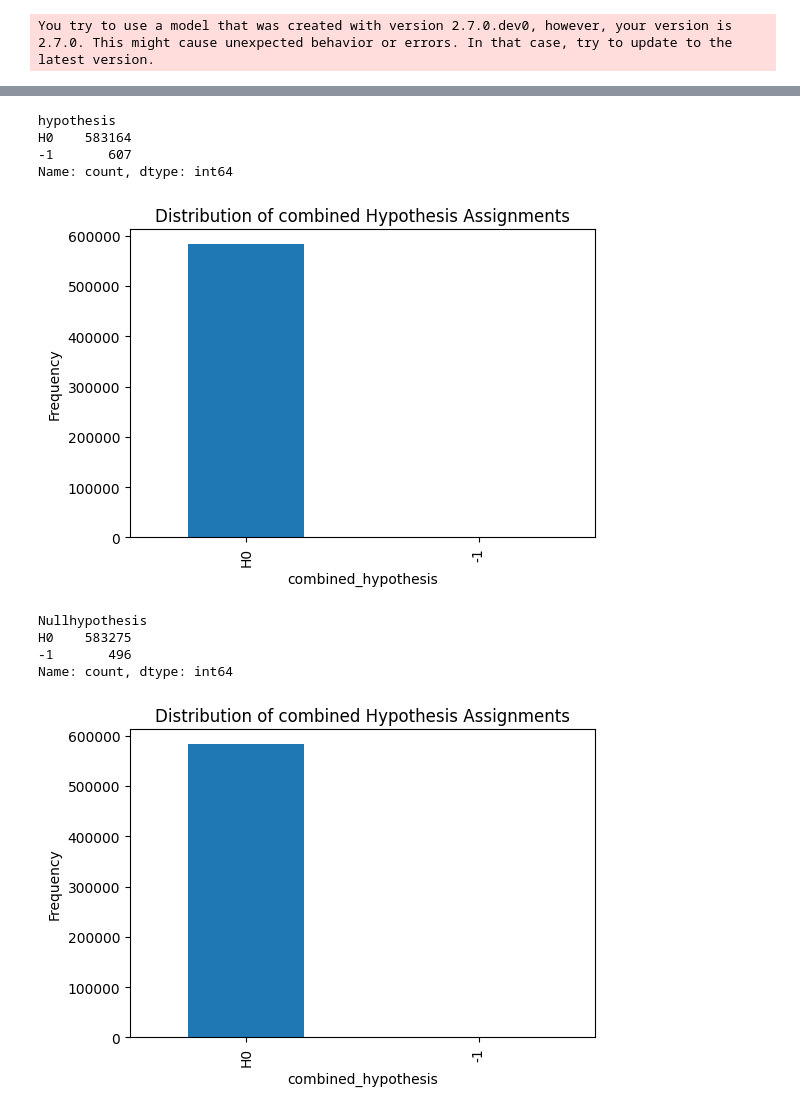
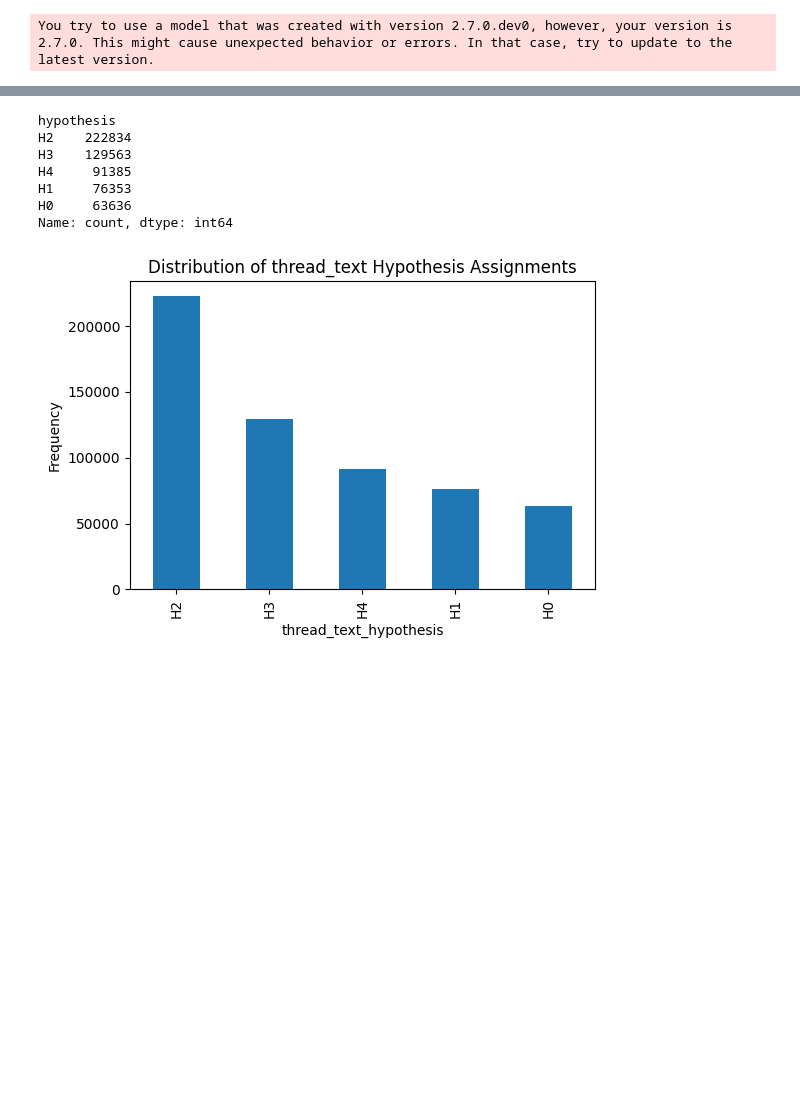
Before and after one commit to fahadchauhan/Public-Sentiment-and-Spatial-Distribution-of-Security-Cameras, a Jupyter notebook: reddit/Aspect_creation-reddit.ipynb, the cells around one changed output, grey strips where cells are left out. Saved outputs shown, nothing was run; the diff lists cells and outputs as text; code cells hidden in the pictures; blank space fills up the shorter version.

Commit message:
used empath and also for assigning aspects

```diff
--- a/reddit/Aspect_creation-reddit.ipynb
+++ b/reddit/Aspect_creation-reddit.ipynb
@@ -309,0 +104,31 @@ df.to_csv('C:/Users/fahad/OneDrive - Oulun yliopisto/Documents/reddit/Data/reddi
+# %%
+# Calculate empath embeddings for the dataset
+empath_embeddings = []
+tqdm.pandas(desc="Processing Empath Embeddings")
+for empath_embedding in df['thread_text_processed'].progress_apply(lambda x: get_empath_categories(x)):
+    empath_embeddings.append(empath_embedding)
+
+# Save the empath embeddings to a file
+with open(f'C:/Users/fahad/OneDrive - Oulun yliopisto/Documents/reddit/models/{column}-empath_embeddings.pkl', 'wb') as f:
+    pickle.dump(empath_embeddings, f)
+# %%
+# Load saved embeddings
+hypothesis_empath_embeddings = torch.load(f'C:/Users/fahad/OneDrive - Oulun yliopisto/Documents/reddit/models/hypothesis_empath_embeddings.pkl')
+
+empath_embeddings = torch.load(f'C:/Users/fahad/OneDrive - Oulun yliopisto/Documents/reddit/models/{column}-empath_embeddings.pkl')
+# %%
+# Function to assign hypothesis based on both text and empath embeddings
+def assign_hypothesis(text_embedding, empath_embedding, margin=0.03):
+    text_similarities = cosine_similarity([text_embedding], hypothesis_embeddings).flatten()
+    sorted_similarities = np.sort(text_similarities)[::-1]
+
+    if sorted_similarities[0] - sorted_similarities[1] <= margin:
+        empath_similarities = cosine_similarity([empath_embedding], hypothesis_empath_embeddings).flatten()
+        combined_similarities = (text_similarities + empath_similarities) / 2
+        return np.argmax(combined_similarities)
+    return np.argmax(text_similarities)
+# %%
+# Assign hypotheses
+tqdm.pandas(desc="Assigning Hypotheses")
+hypothesis_labels = {i: f'H{i}' for i in range(len(hypotheses))}
+df['hypothesis'] = [hypothesis_labels[assign_hypothesis(embeddings[i], empath_embeddings[i])] for i in tqdm(range(len(embeddings)))]
@@ -310,27 +151,17 @@ df.to_csv('C:/Users/fahad/OneDrive - Oulun yliopisto/Documents/reddit/Data/reddi
 # %%
 # Optional: Display a histogram of the assigned hypotheses
 print(df['hypothesis'].value_counts())
 df['hypothesis'].value_counts().plot(kind='bar', figsize=(6,4))
-plt.title('Distribution of combined Hypothesis Assignments')
-plt.xlabel('combined_hypothesis')
+plt.title('Distribution of thread_text Hypothesis Assignments')
+plt.xlabel('thread_text_hypothesis')
 plt.ylabel('Frequency')
 plt.show()
-
-# Optional: Display a histogram of the assigned hypotheses
-print(df['Nullhypothesis'].value_counts())
-df['Nullhypothesis'].value_counts().plot(kind='bar', figsize=(6,4))
-plt.title('Distribution of combined Hypothesis Assignments')
-plt.xlabel('combined_hypothesis')
-plt.ylabel('Frequency')
-plt.show()
 # %% [output]
 hypothesis
-H0    583164
--1       607
+H2    222834
+H3    129563
+H4     91385
+H1     76353
+H0     63636
 Name: count, dtype: int64
-[figure, old version]
+[figure, new version]
-Nullhypothesis
-H0    583275
--1       496
-Name: count, dtype: int64
-[figure, removed]
```
Also changed, not shown: parts of 22 cells of this notebook, 4 other files.
